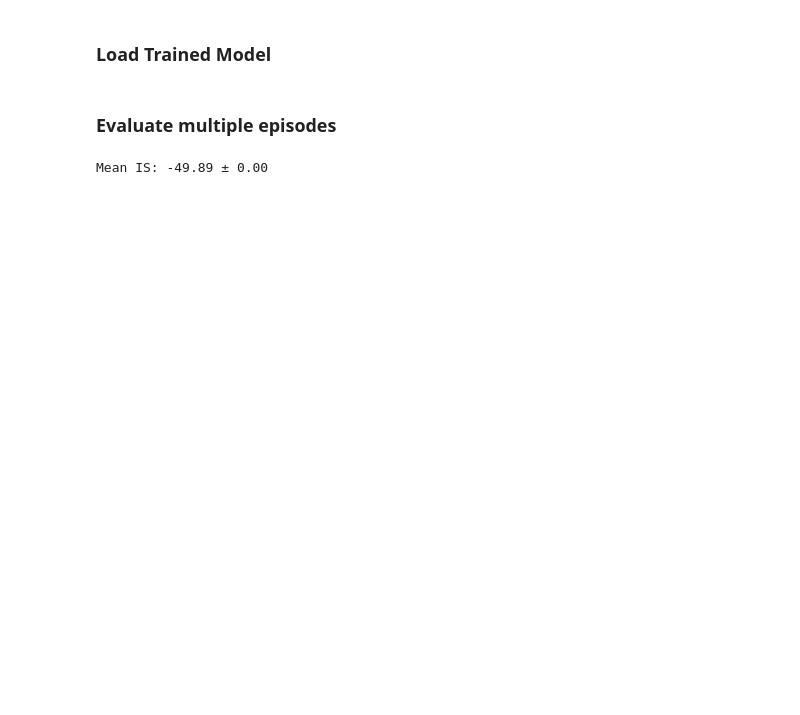
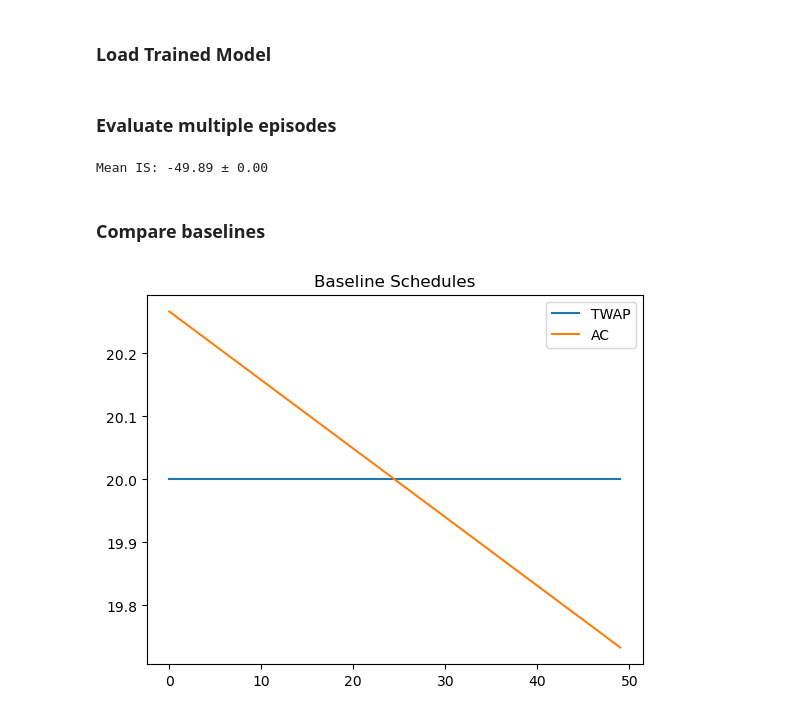
Before and after one commit to hnaik/fill, a Jupyter notebook: lab/rl/notebooks/exec_analysis.ipynb, the cells around one changed output. Drawn from its saved outputs; the diff is of its cells as text; code cells hidden in the pictures; blank space fills up the shorter version.

```diff
--- a/lab/rl/notebooks/exec_analysis.ipynb
+++ b/lab/rl/notebooks/exec_analysis.ipynb
@@ -41,3 +41,17 @@ for seed in range(10):
 print(f"Mean IS: {np.mean(results):.2f} ± {np.std(results):.2f}")
 # %% [output]
 Mean IS: -49.89 ± 0.00
+# %% [markdown]
+### Compare baselines
+# %%
+T = 50
+q0 = env.init_inventory
+twap = twap_schedule(T, q0)
+ac = almgren_chriss_linear(T, q0)
+plt.plot(twap, label="TWAP")
+plt.plot(ac, label="AC")
+plt.title("Baseline Schedules")
+plt.legend()
+plt.show()
+# %% [output]
+[figure, added]
```
Also changed, not shown: parts of 2 cells of this notebook, 3 other files.
